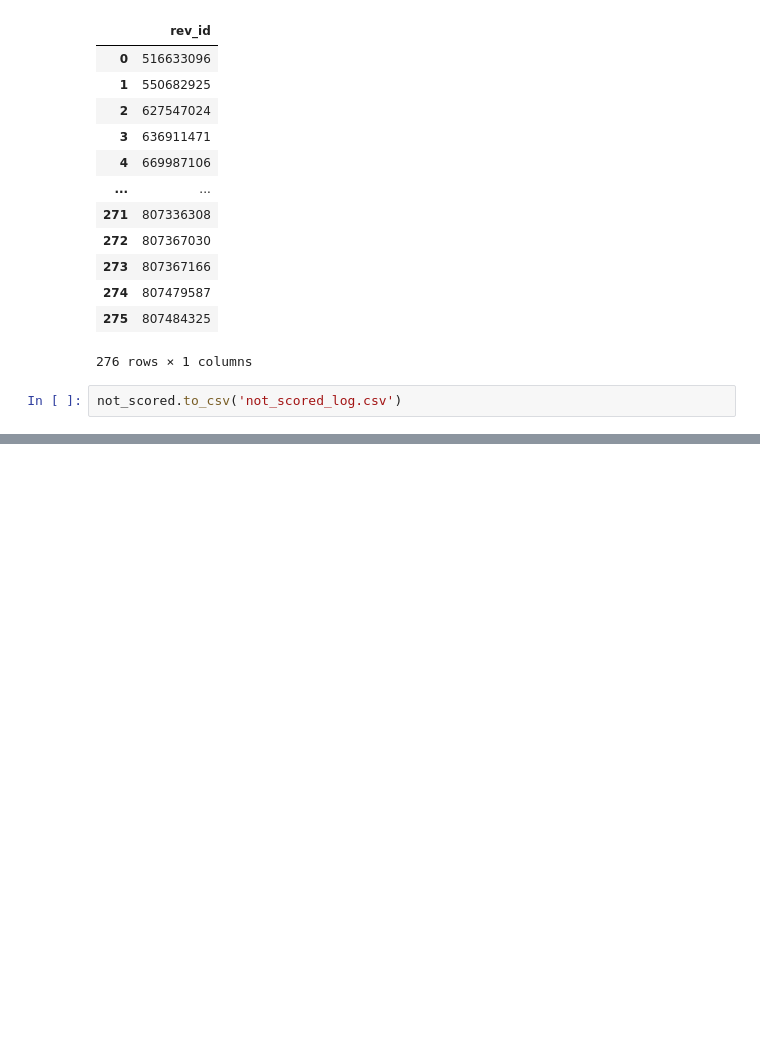
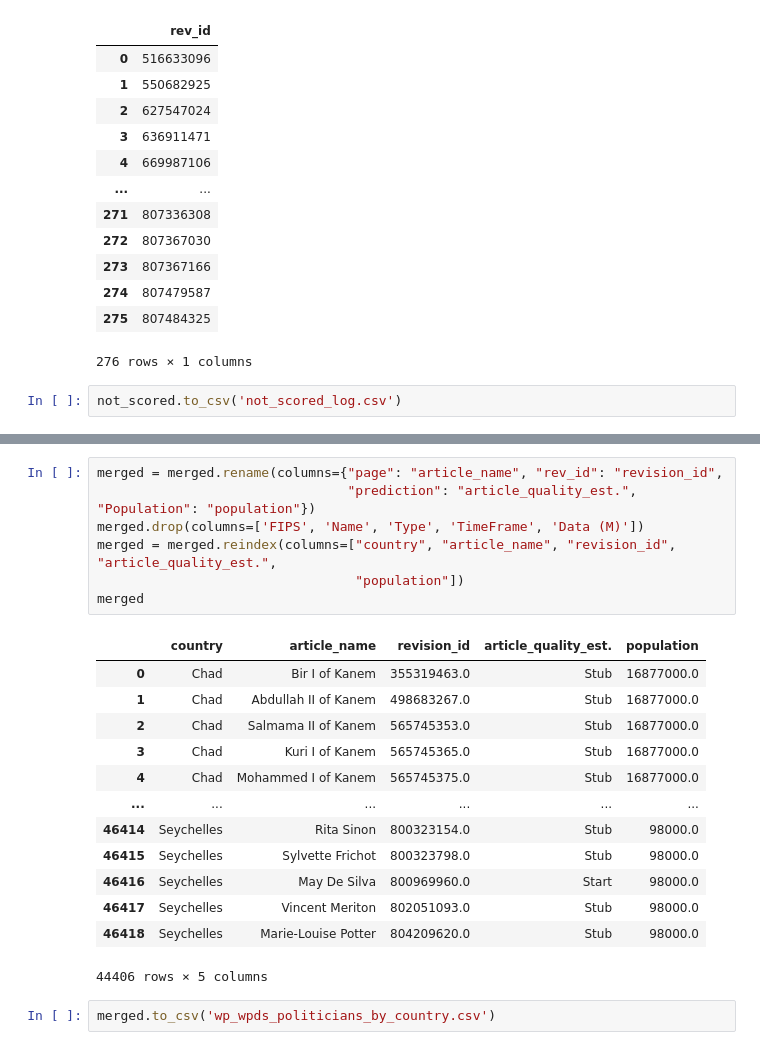
Before and after one commit to kevSweet/DATA512, a Jupyter notebook: data-512-a2/hcds-a2-bias.ipynb, the cells around one changed output, grey strips where cells are left out. Drawn from its saved outputs; the diff is of its cells as text; blank space fills up the shorter version.

```diff
--- a/data-512-a2/hcds-a2-bias.ipynb
+++ b/data-512-a2/hcds-a2-bias.ipynb
@@ -179,0 +235,23 @@ not_scored.to_csv('not_scored_log.csv')
+# %%
+merged = merged.rename(columns={"page": "article_name", "rev_id": "revision_id",
+                                "prediction": "article_quality_est.", "Population": "population"})
+merged.drop(columns=['FIPS', 'Name', 'Type', 'TimeFrame', 'Data (M)'])
+merged = merged.reindex(columns=["country", "article_name", "revision_id", "article_quality_est.",
+                                 "population"])
+merged
+# %% [output]
+|  | country | article_name | revision_id | article_quality_est. | population |
+| 0 | Chad | Bir I of Kanem | 355319463.0 | Stub | 16877000.0 |
+| 1 | Chad | Abdullah II of Kanem | 498683267.0 | Stub | 16877000.0 |
+| 2 | Chad | Salmama II of Kanem | 565745353.0 | Stub | 16877000.0 |
+| 3 | Chad | Kuri I of Kanem | 565745365.0 | Stub | 16877000.0 |
+| 4 | Chad | Mohammed I of Kanem | 565745375.0 | Stub | 16877000.0 |
+| ... | ... | ... | ... | ... | ... |
+| 46414 | Seychelles | Rita Sinon | 800323154.0 | Stub | 98000.0 |
+| 46415 | Seychelles | Sylvette Frichot | 800323798.0 | Stub | 98000.0 |
+| 46416 | Seychelles | May De Silva | 800969960.0 | Start | 98000.0 |
+| 46417 | Seychelles | Vincent Meriton | 802051093.0 | Stub | 98000.0 |
+| 46418 | Seychelles | Marie-Louise Potter | 804209620.0 | Stub | 98000.0 |
+44406 rows × 5 columns
+# %%
+merged.to_csv('wp_wpds_politicians_by_country.csv')
```
Also changed, not shown: parts of 6 cells of this notebook, 2 other files.
